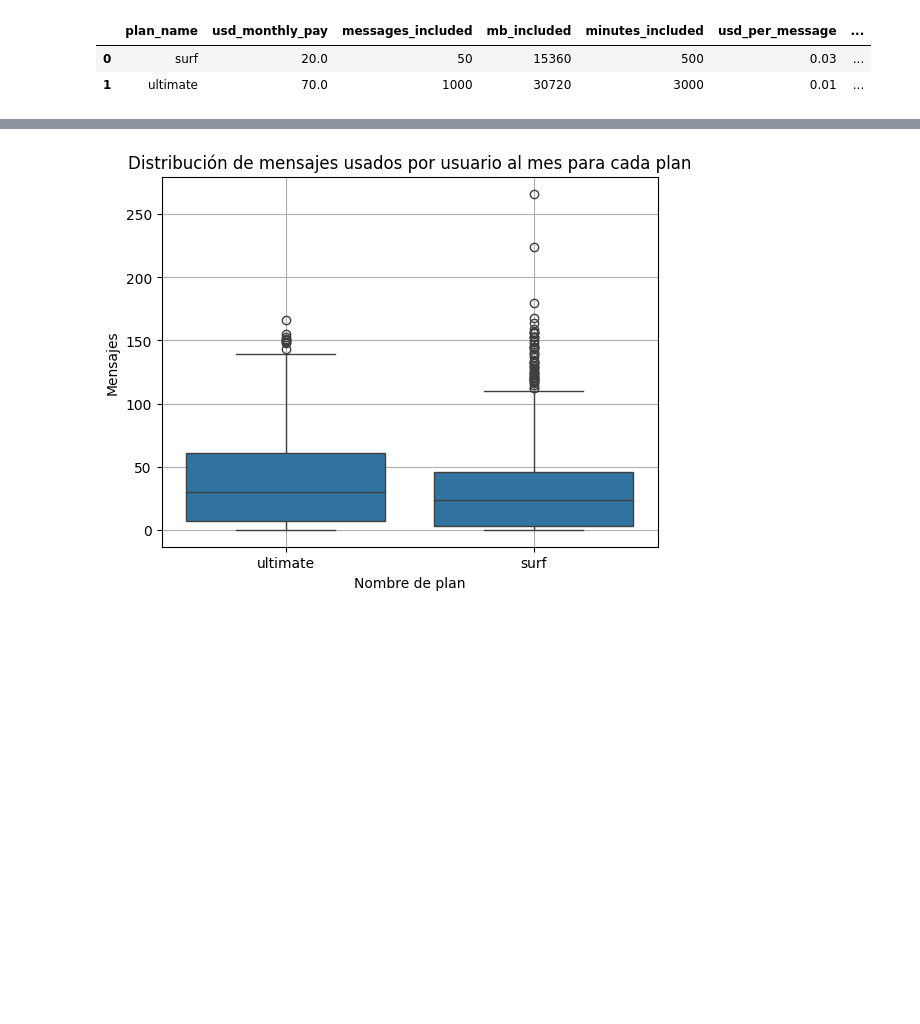
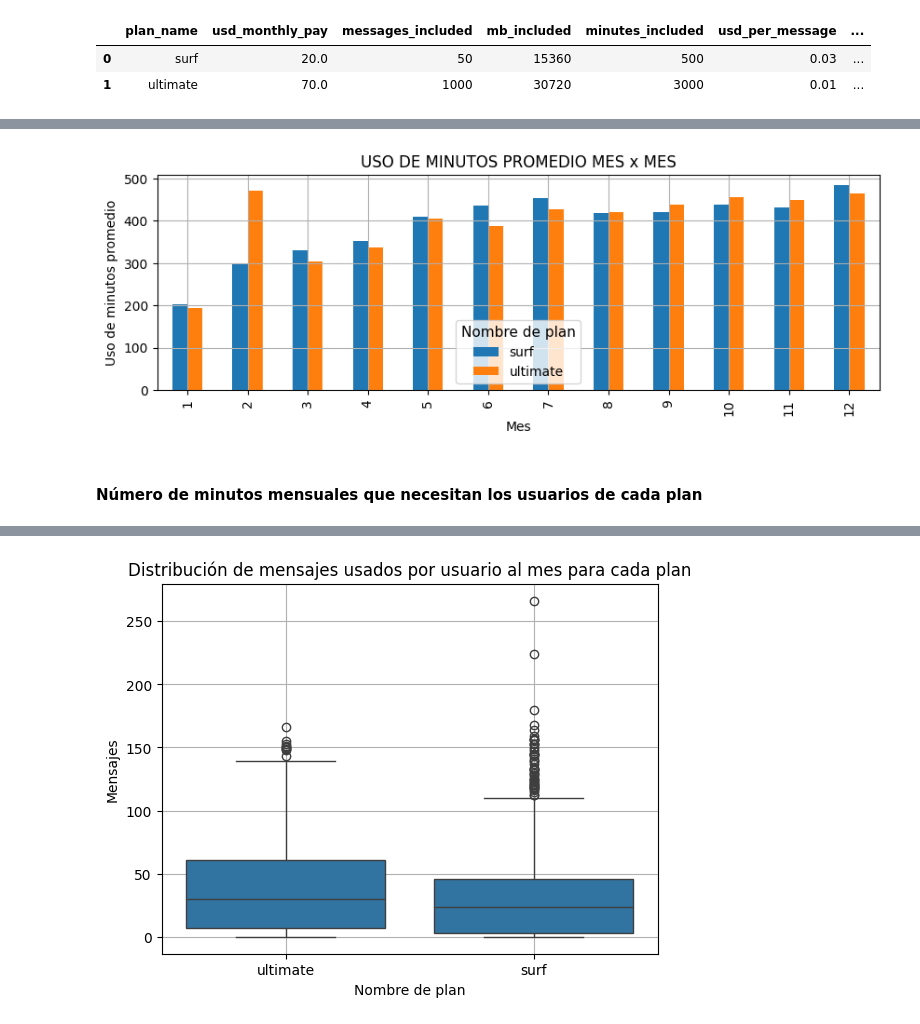
Before and after one commit to EdgarMdz2/megaline-telecom-tripleten, a Jupyter notebook: megaline-telecom.ipynb, the cells around one changed output, grey strips where cells are left out. Cells and saved outputs as stored; diff of their text form; code cells hidden in the pictures; blank space fills up the shorter version.

```diff
--- a/megaline-telecom.ipynb
+++ b/megaline-telecom.ipynb
@@ -722,0 +547,3 @@ display(messages_used_var)
+# %%
+# Manejando valores ausente resultantes de merge en columna 'month'
+user_monthly_summary.dropna(subset=['month'], inplace=True)
@@ -722,0 +642,6 @@ display(messages_used_var)
+# %%
+# Calculando el pago total por mes para cada usuario
+user_monthly_summary['total_pay'] = (
+    user_monthly_summary[['exceeded_min_pay', 'exceeded_messages_pay', 'exceeded_gb_pay', 'usd_monthly_pay']]
+    .sum(axis=1)
+)
@@ -722,0 +670,20 @@ display(messages_used_var)
+# %%
+# Obteniendo el uso de minutos promedio para cada mes en cada plan.
+min_used_mean = (
+    user_monthly_summary
+    .groupby(by=['plan_name', 'month'])
+    .agg({'min_used':'mean'})
+    .reset_index()
+)
+# %%
+# Creando una pivot_table para después graficar.
+min_used_mean_pivot = (
+    min_used_mean
+    .pivot_table(
+        index='month',
+        columns='plan_name',
+        values='min_used'
+    )
+)
+
+display(min_used_mean_pivot)
@@ -722,0 +705,20 @@ display(messages_used_var)
+# %%
+    # Graficando
+min_used_mean_pivot.plot(kind='bar',
+                         title='USO DE MINUTOS PROMEDIO MES x MES',
+                         xlabel='Mes',
+                         ylabel='Uso de minutos promedio',
+                         grid=True, figsize=[10,3])
+
+plt.legend(
+    title='Nombre de plan',
+    fontsize=10,
+    title_fontsize=11,
+    loc='lower center'
+)
+
+plt.show()
+# %% [output]
+[figure, added]
+# %% [markdown]
+#### **Número de minutos mensuales que necesitan los usuarios de cada plan**
```
Also changed, not shown: parts of 139 cells of this notebook.
